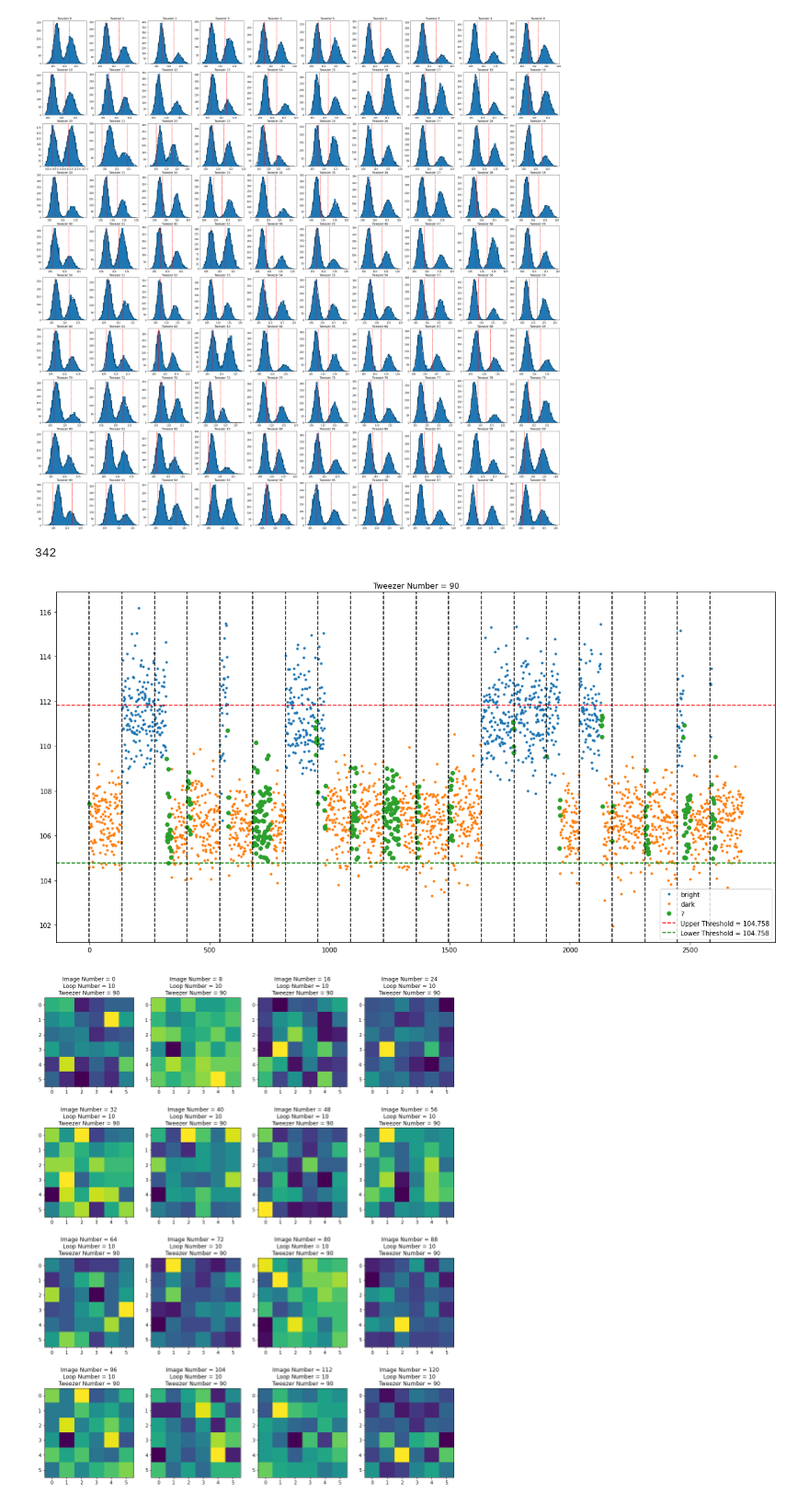
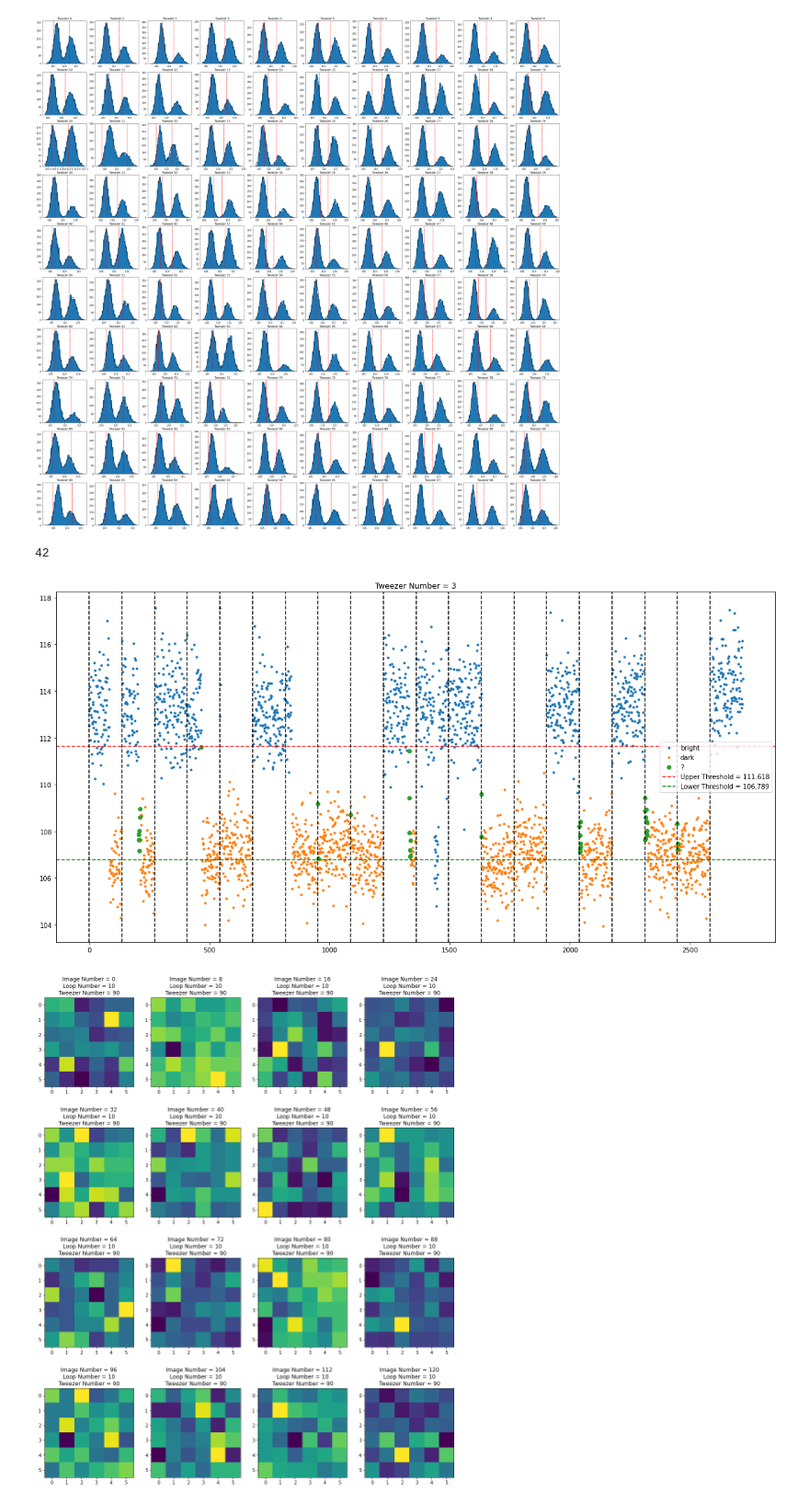
Before and after one commit to jack-mango/QURIP-thompsonlab-amo, a Jupyter notebook: 20230612-20230618/nondestructive image analysis.ipynb, the cells around one changed output. Shown at 92% size. Drawn from its saved outputs; the diff is of its cells as text; code cells hidden in the pictures.

```diff
--- a/ImagingSoftware/nondestructive image analysis.ipynb
+++ b/20230612-20230618/nondestructive image analysis.ipynb
@@ -53,39 +53,39 @@ crops, labels = processor.make_dataset(1, keep_unknowns=True, plot=True)
 # %%
 labels, thresholds = processor.make_labels()
 # %%
-tweezer = 90
+tweezer = 3
 
 tweezer_vals = np.mean(crops[processor.crop_index(tweezer, 0, 0): processor.crop_index(tweezer + 1, 0, 0)], axis=(1, 2))
 tweezer_labels = labels[processor.crop_index(tweezer, 0, 0): processor.crop_index(tweezer + 1, 0, 0)]
 
 bright_mask = tweezer_labels[:, 1] == 1
 dark_mask = tweezer_labels[:, 0] == 1
 unknown_mask = np.isnan(tweezer_labels[:, 0])
 
 bright_indices = np.where(bright_mask)[0]
 bright_vals = tweezer_vals[bright_mask]
 
 dark_indices = np.where(dark_mask)[0]
 dark_vals = tweezer_vals[dark_mask]
 
 unknown_indices = np.where(unknown_mask)[0]
 unknown_vals = tweezer_vals[unknown_mask]
 
 print(len(unknown_vals))
 plt.figure(figsize=(20, 10))
 plt.plot(bright_indices, bright_vals, '.', label='bright')
 plt.plot(dark_indices, dark_vals, '.', label='dark')
 plt.plot(unknown_indices, unknown_vals, 'o', label='?')
 plt.axhline(thresholds[tweezer, 1], color='r', linestyle='--', label=f"Upper Threshold = {thresholds[tweezer, 1]:.3f}")
 plt.axhline(thresholds[tweezer, 0], color='g', linestyle='--', label=f"Lower Threshold = {thresholds[tweezer, 0]:.3f}")
 plt.legend()
 plt.title(f"Tweezer Number = {tweezer}")
 for i in range(n_loops):
     plt.axvline(i * processor.per_loop, color='k', linestyle='--', label="Loop Separation")
 plt.show()
 # %% [output]
-342
+42
-[figure, old version]
+[figure, new version]
 # %%
 #i, j, k = np.random.randint(processor.n_tweezers), np.random.randint(processor.n_loops), np.random.randint(processor.per_loop - 4)
 loop = 10
```
Also changed, not shown: parts of 8 cells of this notebook, 3 other files.
